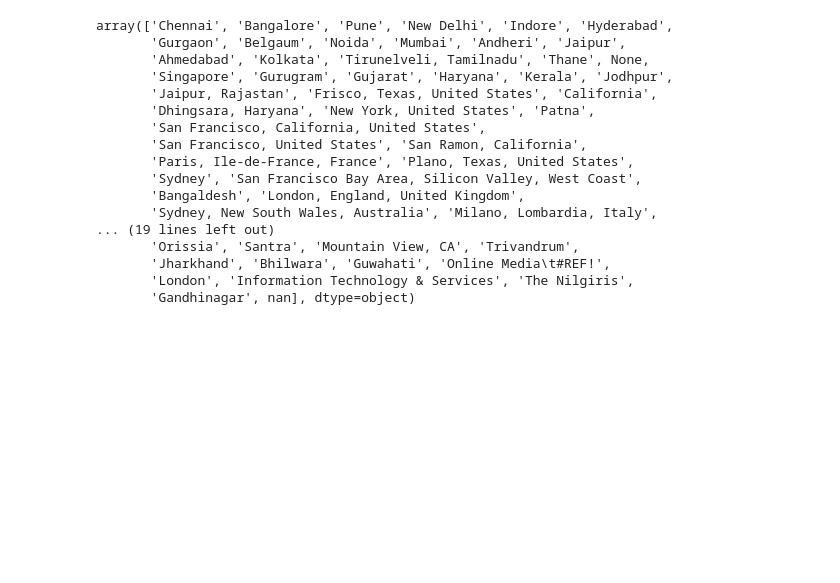
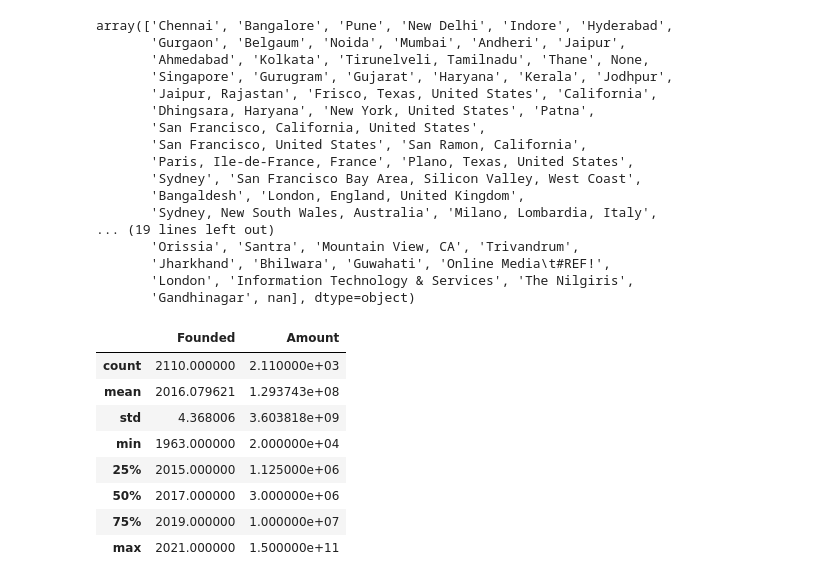
Before and after one commit to Amarquaye009/FIRST-PROJECT---CUSTOMER-CHURN-ANALYSIS, a Jupyter notebook: main.ipynb, the cells around one changed output. Saved outputs shown, nothing was run; the diff lists cells and outputs as text; code cells hidden in the pictures; blank space fills up the shorter version.

```diff
--- a/main.ipynb
+++ b/main.ipynb
@@ -608,3 +608,15 @@ array(['Chennai', 'Bangalore', 'Pune', 'New Delhi', 'Indore', 'Hyderabad',
        'Jharkhand', 'Bhilwara', 'Guwahati', 'Online Media\t#REF!',
        'London', 'Information Technology & Services', 'The Nilgiris',
        'Gandhinagar', nan], dtype=object)
+# %%
+main_df.describe()
+# %% [output]
+|  | Founded | Amount |
+| count | 2110.000000 | 2.110000e+03 |
+| mean | 2016.079621 | 1.293743e+08 |
+| std | 4.368006 | 3.603818e+09 |
+| min | 1963.000000 | 2.000000e+04 |
+| 25% | 2015.000000 | 1.125000e+06 |
+| 50% | 2017.000000 | 3.000000e+06 |
+| 75% | 2019.000000 | 1.000000e+07 |
+| max | 2021.000000 | 1.500000e+11 |
```
Also changed, not shown: parts of 8 cells of this notebook, 1 other file.
